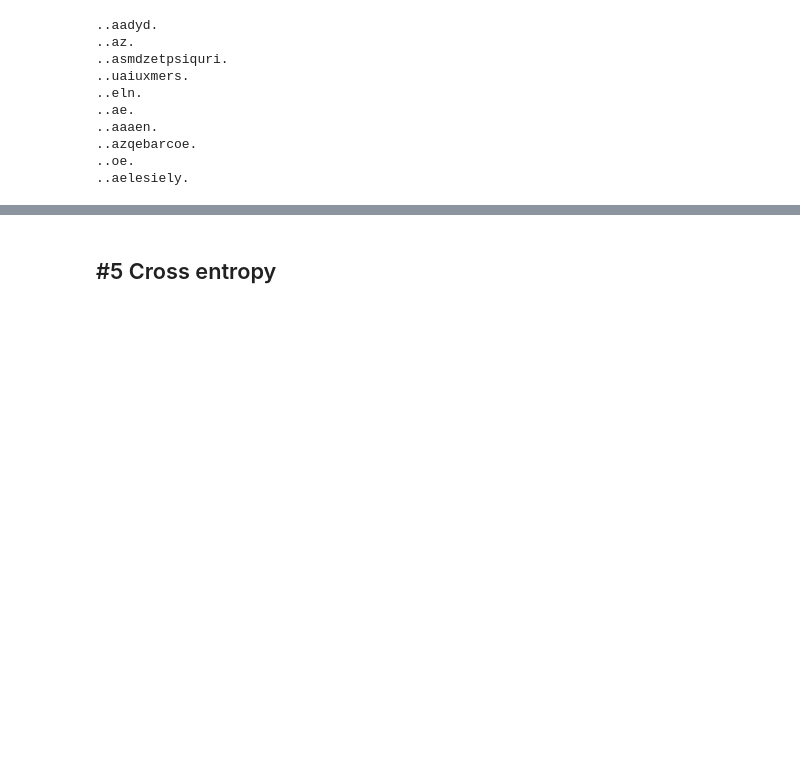
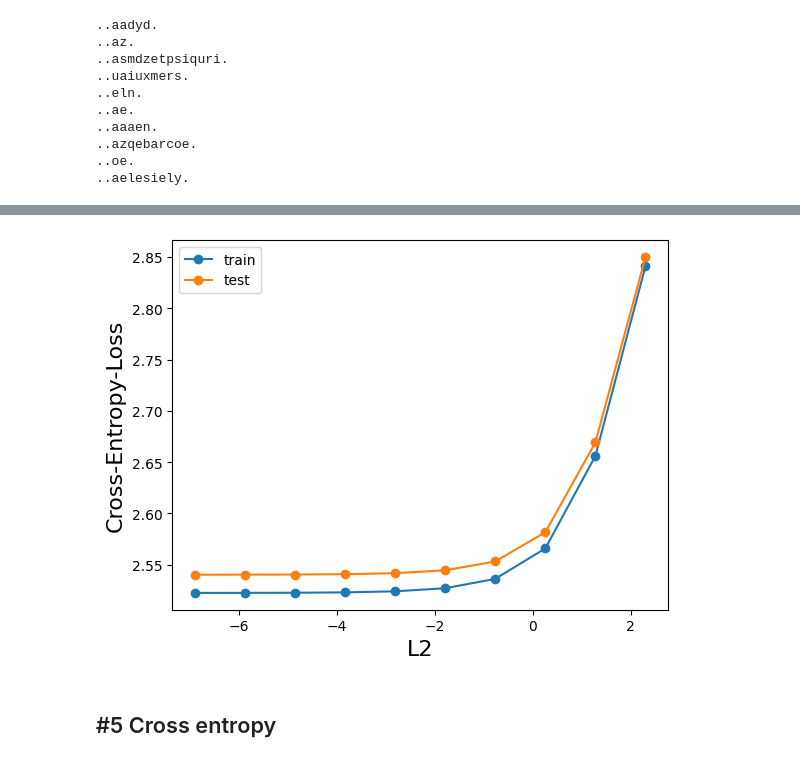
Before and after one commit to omlnaut/nn_zero_to_hero, a Jupyter notebook: nbs/02_intro_to_language_models.ipynb, the cells around one changed output, grey strips where cells are left out. Drawn from its saved outputs; the diff is of its cells as text; code cells hidden in the pictures; blank space fills up the shorter version.

```diff
--- a/nbs/02_intro_to_language_models.ipynb
+++ b/nbs/02_intro_to_language_models.ipynb
@@ -685,0 +669,16 @@ for _ in range(10):
+# %%
+train_id = int(len(xs) * .8)
+dev_id = int(len(xs) * .9)
+
+x_train = xs[:train_id]
+y_train = ys[:train_id]
+
+x_dev = xs[:dev_id]
+y_dev = ys[:dev_id]
+
+x_test = xs[dev_id:]
+y_test = ys[dev_id:]
+
+print("Training size: ", len(x_train))
+print("Dev size: ", len(x_dev))
+print("Test size: ", len(x_test))
@@ -686,3 +753,19 @@ for _ in range(10):
+# %%
+l2s = torch.tensor(l2s).log()
+
+fig, ax = plt.subplots()
+
+ax.plot(l2s, train_losses, marker='o', label='train')
+ax.plot(l2s, dev_losses, marker='o', label='test')
+
+ax.set_xlabel('L2', fontsize=16)
+ax.set_ylabel('Cross-Entropy-Loss', fontsize=16)
+
+ax.legend()
+
+plt.show()
+# %% [output]
+[figure, added]
 # %% [markdown]
 ## #5 Cross entropy
 # %%
```
Also changed, not shown: parts of 18 cells of this notebook.
